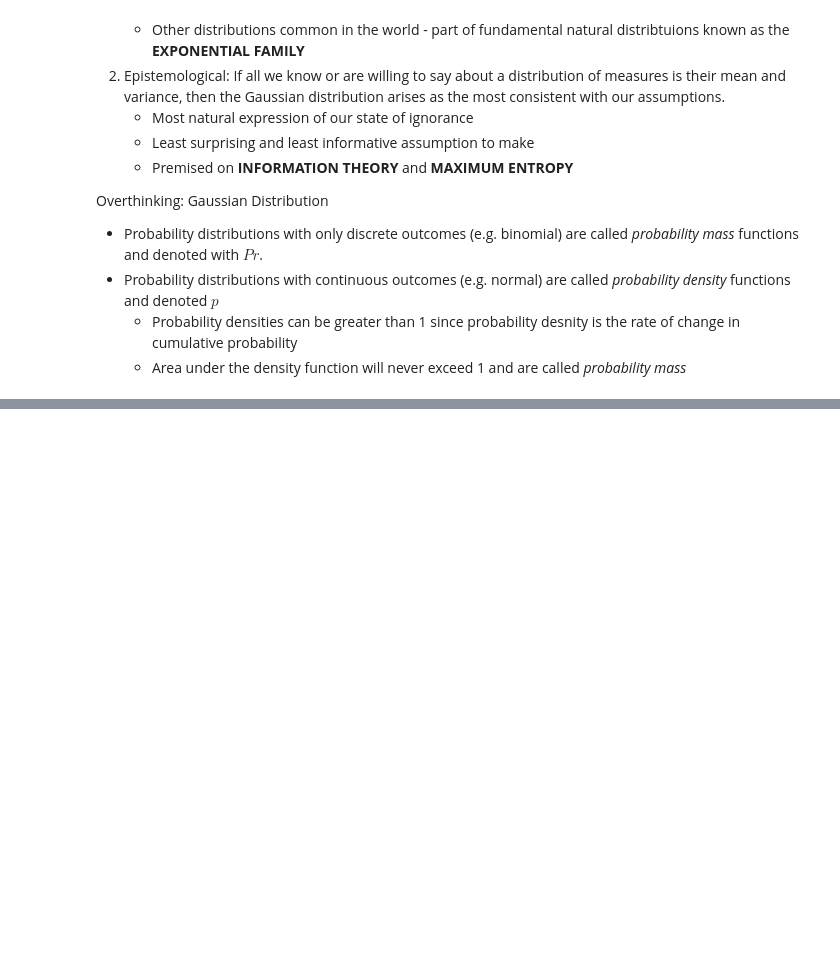
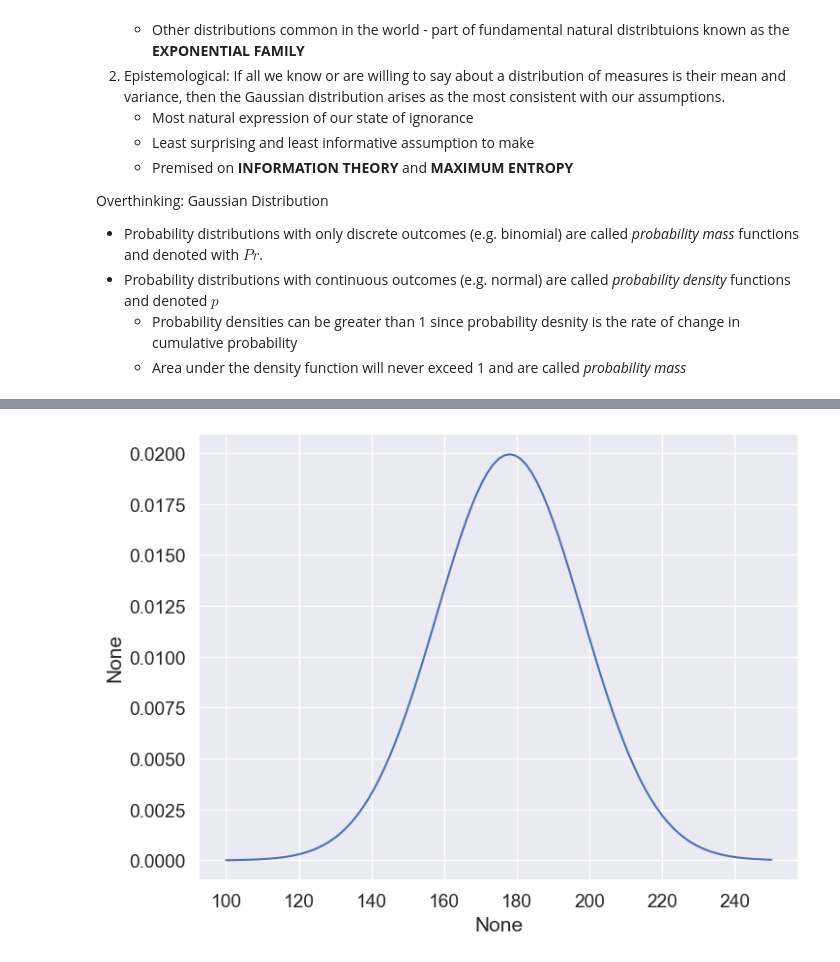
Before and after one commit to trevorjwilli/SRBayesianPyro, a Jupyter notebook: notebooks/chapter_4_notes.ipynb, the cells around one changed output, grey strips where cells are left out. Cells and saved outputs as stored; diff of their text form; code cells hidden in the pictures; blank space fills up the shorter version.

```diff
--- a/notebooks/chapter_4_notes.ipynb
+++ b/notebooks/chapter_4_notes.ipynb
@@ -145,0 +219,7 @@ A stochastic relationship is just a mpaping of a variable or parameter onto a di
+# %%
+# mu prior
+
+x = torch.linspace(100, 250, 101)
+sns.lineplot(x=x, y=dist.Normal(178, 20).log_prob(x).exp());
+# %% [output]
+[figure, added]
```
Also changed, not shown: parts of 21 cells of this notebook.
